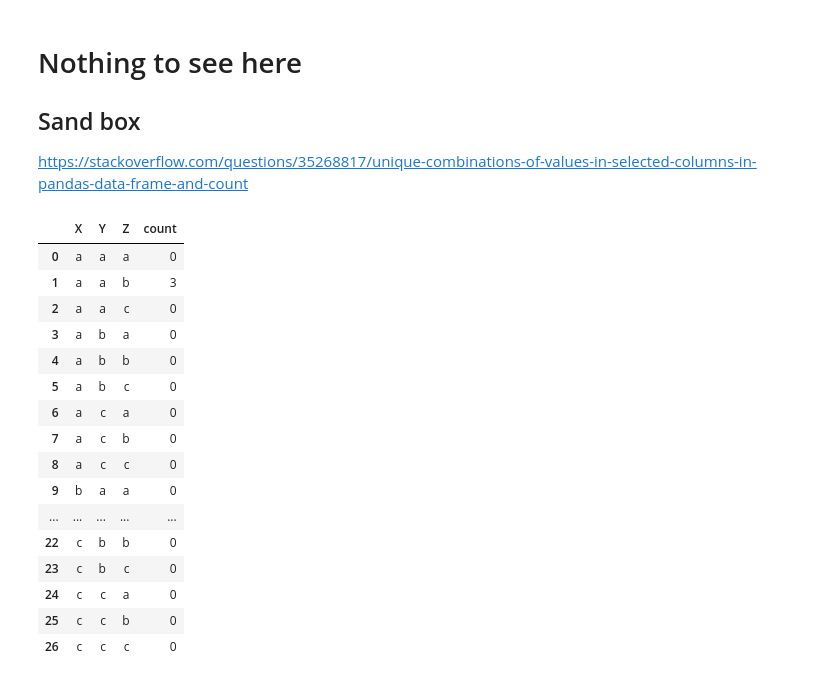
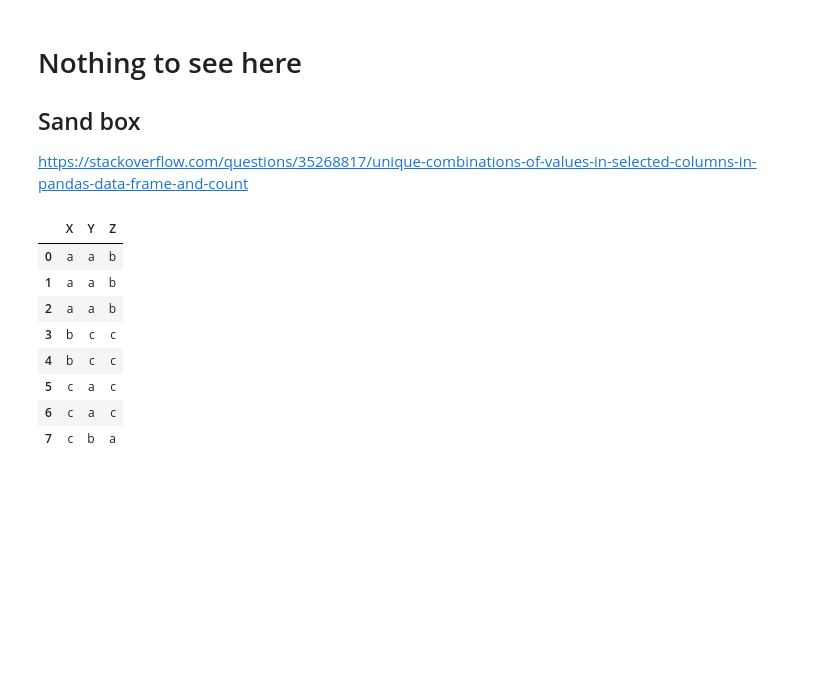
Before and after one commit to mplockhart/coding_task, a Jupyter notebook: privacy_mplc.ipynb, the cells around one changed output. Cells and saved outputs as stored; diff of their text form; code cells hidden in the pictures; blank space fills up the shorter version.

```diff
--- a/privacy_mplc.ipynb
+++ b/privacy_mplc.ipynb
@@ -161,26 +170,18 @@ https://stackoverflow.com/questions/35268817/unique-combinations-of-values-in-se
 # %%
 example = {'X': ['a', 'a', 'a', 'b', 'b', 'c', 'c','c'],
           'Y': ['a', 'a', 'a', 'c', 'c', 'a', 'a', 'b'],
           'Z': ['b', 'b', 'b', 'c', 'c', 'c', 'c', 'a']}
 ex_df = pd.DataFrame(example)
-ex_df = ex_df.astype("category")
+#ex_df = ex_df.astype("category")
 ex_df_freq = ex_df.groupby(['X', 'Y', 'Z']).size().reset_index().rename(columns={0:'count'})
-ex_df_freq
+ex_df
 # %% [output]
-|  | X | Y | Z | count |
-| 0 | a | a | a | 0 |
-| 1 | a | a | b | 3 |
-| 2 | a | a | c | 0 |
-| 3 | a | b | a | 0 |
-| 4 | a | b | b | 0 |
-| 5 | a | b | c | 0 |
-| 6 | a | c | a | 0 |
-| 7 | a | c | b | 0 |
-| 8 | a | c | c | 0 |
-| 9 | b | a | a | 0 |
-| ... | ... | ... | ... | ... |
-| 22 | c | b | b | 0 |
-| 23 | c | b | c | 0 |
-| 24 | c | c | a | 0 |
-| 25 | c | c | b | 0 |
-| 26 | c | c | c | 0 |
+|  | X | Y | Z |
+| 0 | a | a | b |
+| 1 | a | a | b |
+| 2 | a | a | b |
+| 3 | b | c | c |
+| 4 | b | c | c |
+| 5 | c | a | c |
+| 6 | c | a | c |
+| 7 | c | b | a |
```
Also changed, not shown: parts of 18 cells of this notebook.
